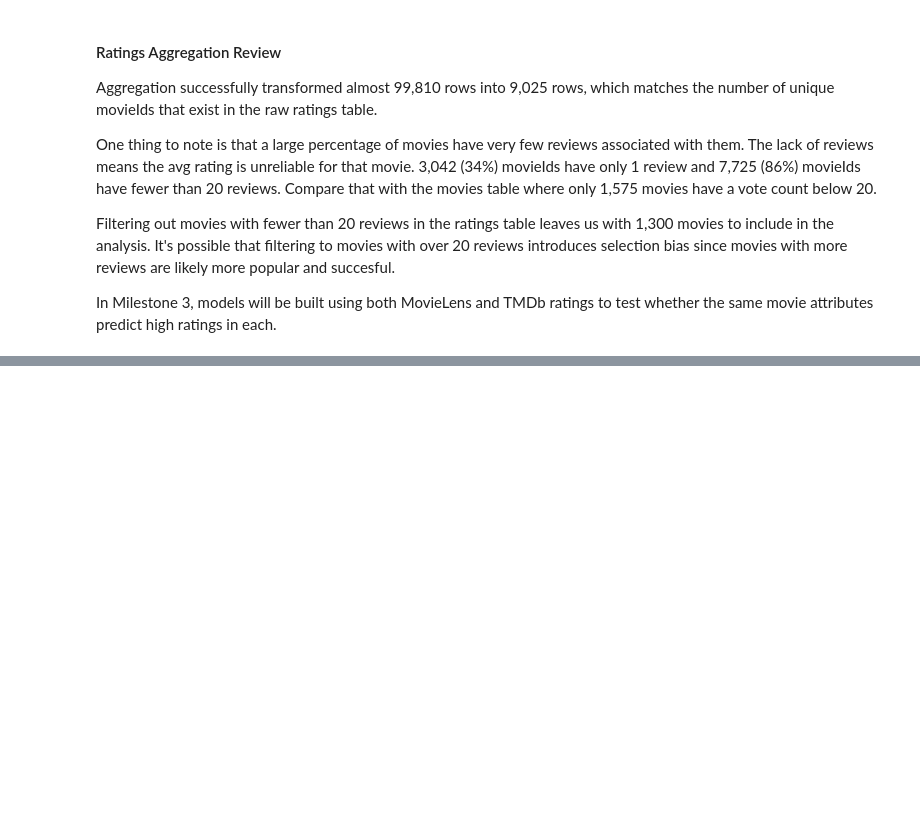
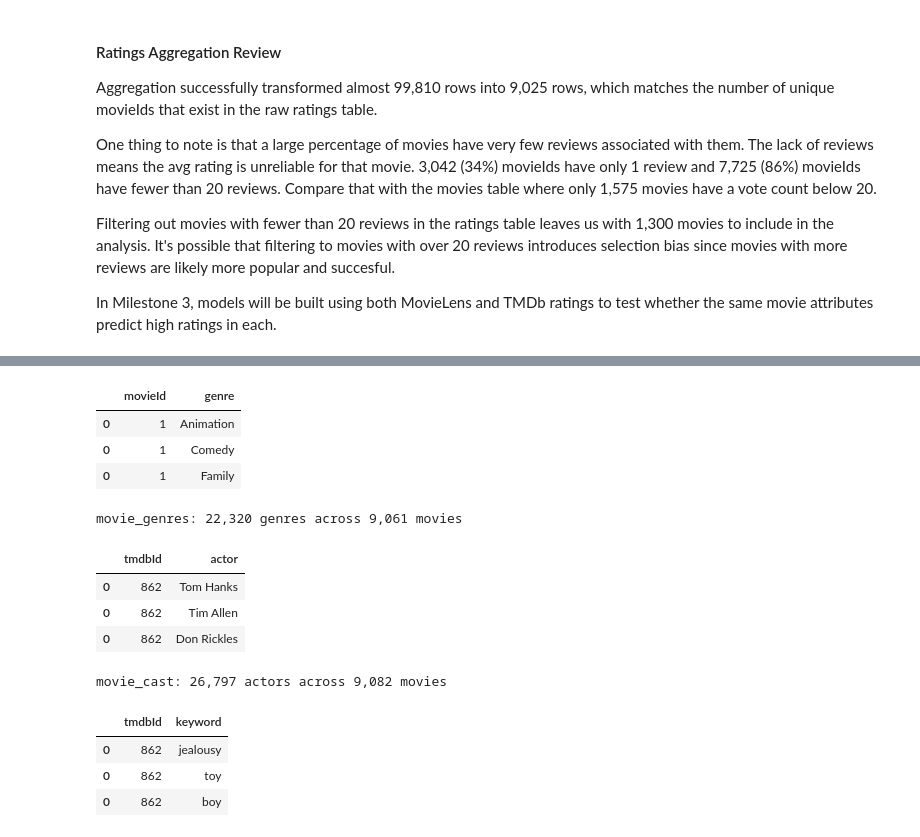
Before and after one commit to MFUTSA/Project-Option-1-Matt-Flores, a Jupyter notebook: notebooks/Milestone_2.ipynb, the cells around one changed output, grey strips where cells are left out. Cells and saved outputs as stored; diff of their text form; code cells hidden in the pictures; blank space fills up the shorter version.

```diff
--- a/notebooks/Milestone_2.ipynb
+++ b/notebooks/Milestone_2.ipynb
@@ -611,0 +669,80 @@ In Milestone 3, models will be built using both MovieLens and TMDb ratings to te
+# %%
+# Create movie_genres table from movies_clean[genres_list]
+movie_genres = (
+    movies_clean[['movieId', 'genres_list']]
+    .assign(genre=movies_clean['genres_list'].str.split('|'))
+    .explode('genre')
+    .drop(columns='genres_list')
+)
+movie_genres['genre'] = movie_genres['genre'].str.strip()
+
+display(movie_genres.head(3))
+print(f"movie_genres: {movie_genres.shape[0]:,} genres across {movie_genres['movieId'].nunique():,} movies")
+
+# Create movie_cast table from credits[top_cast]
+movie_cast = (
+    credits_clean[['tmdbId', 'top_cast']]
+    .assign(actor=credits_clean['top_cast'].str.split('|'))
+    .explode('actor')
+    .drop(columns='top_cast')
+)
+movie_cast['actor'] = movie_cast['actor'].str.strip()
+
+display(movie_cast.head(3))
+print(f"movie_cast: {movie_cast.shape[0]:,} actors across {movie_cast['tmdbId'].nunique():,} movies")
+
+
+# Create keywords_list table from keywords[keywords_list]
+keywords_list = (
+    keywords_clean[['tmdbId', 'keywords_list']]
+    .assign(keyword=keywords_clean['keywords_list'].str.split('|'))
+    .explode('keyword')
+    .drop(columns='keywords_list')
+)
+keywords_list['keyword'] = keywords_list['keyword'].str.strip()
+
+display(keywords_list.head(3))
+print(f"keywords_list: {keywords_list.shape[0]:,} keywords across {keywords_list['tmdbId'].nunique():,} movies")
+
+# Add reshaping to cleaning log
+cleaning_log.append({
+    'method': 'reshaping',
+    'table': 'movies',
+    'column': 'genres_list',
+    'description': 'split on | to create long data',
+    'reason': 'one row per movie-genre pair',
+    'notes': f'movie_genres table created kept separate from ABT',
+})
+
+cleaning_log.append({
+    'method': 'reshaping',
+    'table': 'credits',
+    'column': 'top_cast',
+    'description': 'split on | to create long data',
+    'reason': 'one row per movie-actor pair',
+    'notes': f'movie_cast table created kept separate from ABT',
+})
+
+cleaning_log.append({
+    'method': 'reshaping',
+    'table': 'keywords',
+    'column': 'keywords_list',
+    'description': 'split on | to create long data',
+    'reason': 'one row per movie-keyword pair',
+    'notes': f'keywords_list table created kept separate from ABT',
+})
+# %% [output]
+|  | movieId | genre |
+| 0 | 1 | Animation |
+| 0 | 1 | Comedy |
+| 0 | 1 | Family |
+movie_genres: 22,320 genres across 9,061 movies
+|  | tmdbId | actor |
+| 0 | 862 | Tom Hanks |
+| 0 | 862 | Tim Allen |
+| 0 | 862 | Don Rickles |
+movie_cast: 26,797 actors across 9,082 movies
+|  | tmdbId | keyword |
+| 0 | 862 | jealousy |
+| 0 | 862 | toy |
+| 0 | 862 | boy |
```
Also changed, not shown: parts of 6 cells of this notebook, 1 other file.
